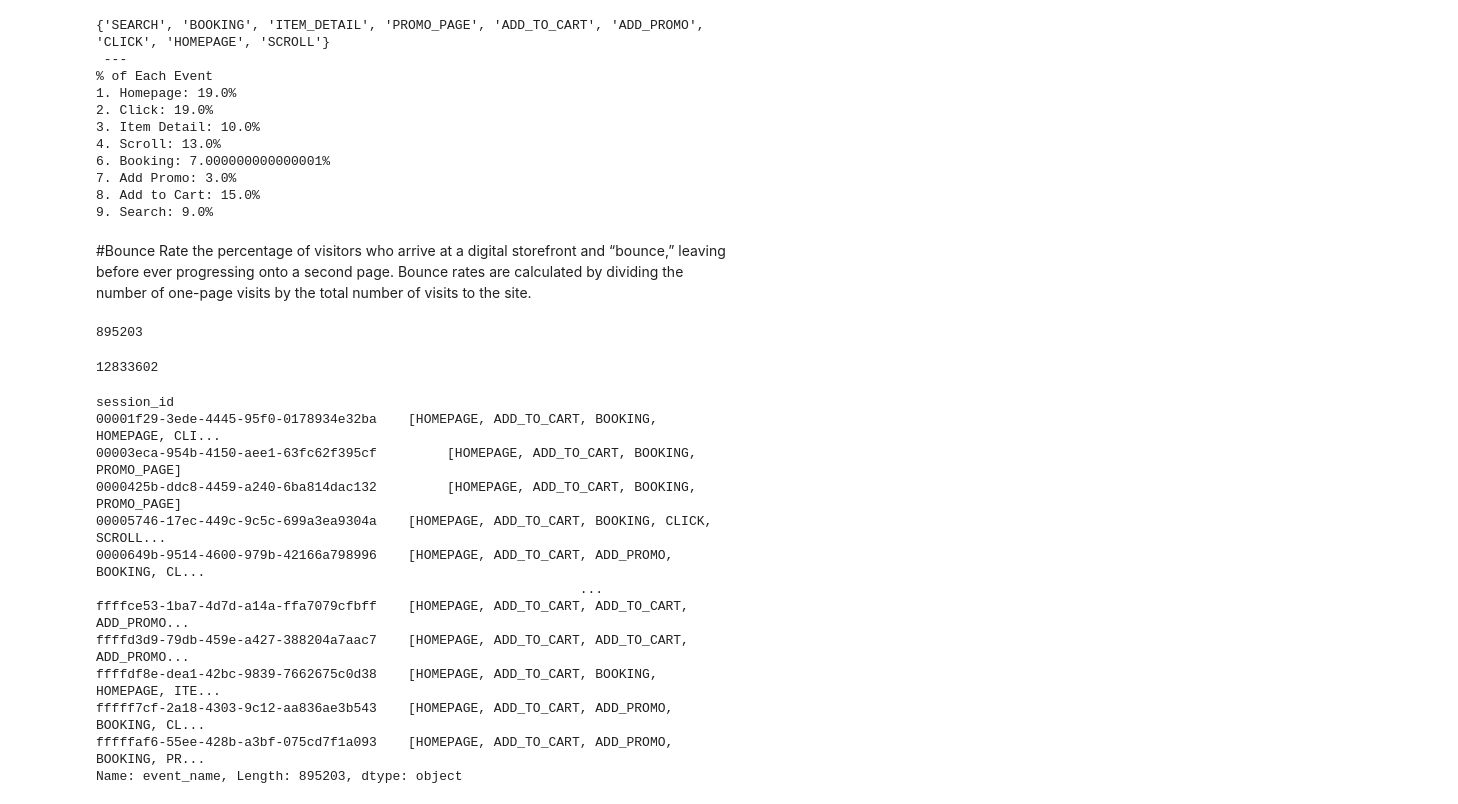
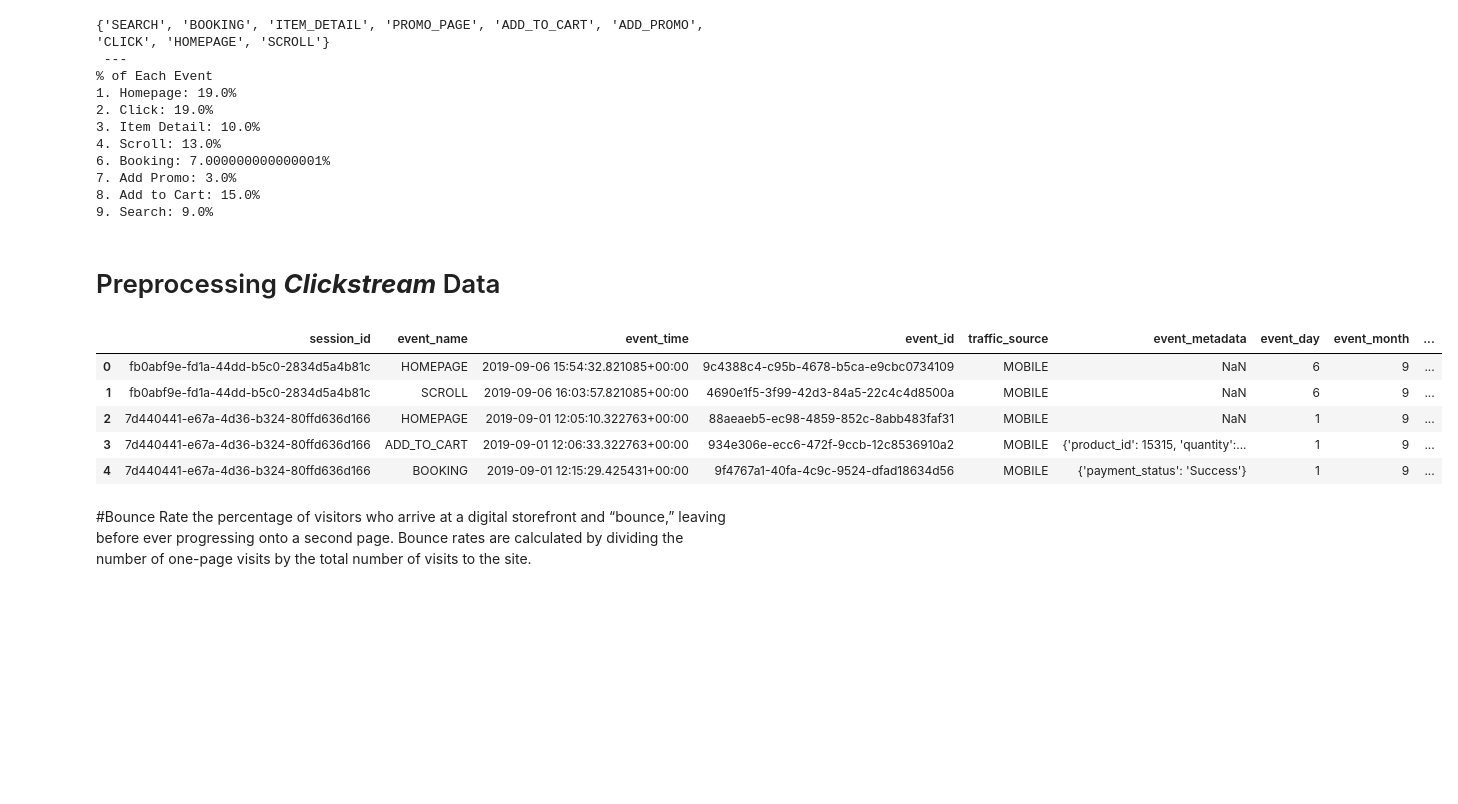
Before and after one commit to ganiosh92/DA-ecommerce-clickstream-analytics, a Jupyter notebook: clickstream_analysis.ipynb, the cells around one changed output. Saved outputs shown, nothing was run; the diff lists cells and outputs as text; code cells hidden in the pictures; blank space fills up the shorter version.

Commit message:
processed clickstream data and added bounce rate calculations

```diff
--- a/clickstream_analysis.ipynb
+++ b/clickstream_analysis.ipynb
@@ -152,14 +152,25 @@ print("9. Search: " + str(round(len(clickstream[clickstream['event_name'] == 'SE
 7. Add Promo: 3.0%
 8. Add to Cart: 15.0%
 9. Search: 9.0%
+# %% [markdown]
+# Preprocessing ***Clickstream*** Data
+# %%
+#PREPROCESSING
+#extract the mm/dd/yyyy from the date field
+clickstream['event_time'] = pd.to_datetime(clickstream['event_time'])
+clickstream['event_day'] = clickstream['event_time'].dt.day
+clickstream['event_month'] = clickstream['event_time'].dt.month
+clickstream['event_year'] = clickstream['event_time'].dt.year
+clickstream['unique_session_id'] = clickstream['session_id'] + clickstream['event_time'].dt.strftime('%Y-%m-%d')
+
+clickstream.head(5)
+# %% [output]
+|  | session_id | event_name | event_time | event_id | traffic_source | event_metadata | event_day | event_month | ... |
+| 0 | fb0abf9e-fd1a-44dd-b5c0-2834d5a4b81c | HOMEPAGE | 2019-09-06 15:54:32.821085+00:00 | 9c4388c4-c95b-4678-b5ca-e9cbc0734109 | MOBILE | NaN | 6 | 9 | ... |
+| 1 | fb0abf9e-fd1a-44dd-b5c0-2834d5a4b81c | SCROLL | 2019-09-06 16:03:57.821085+00:00 | 4690e1f5-3f99-42d3-84a5-22c4c4d8500a | MOBILE | NaN | 6 | 9 | ... |
+| 2 | 7d440441-e67a-4d36-b324-80ffd636d166 | HOMEPAGE | 2019-09-01 12:05:10.322763+00:00 | 88aeaeb5-ec98-4859-852c-8abb483faf31 | MOBILE | NaN | 1 | 9 | ... |
+| 3 | 7d440441-e67a-4d36-b324-80ffd636d166 | ADD_TO_CART | 2019-09-01 12:06:33.322763+00:00 | 934e306e-ecc6-472f-9ccb-12c8536910a2 | MOBILE | {'product_id': 15315, 'quantity':... | 1 | 9 | ... |
+| 4 | 7d440441-e67a-4d36-b324-80ffd636d166 | BOOKING | 2019-09-01 12:15:29.425431+00:00 | 9f4767a1-40fa-4c9c-9524-dfad18634d56 | MOBILE | {'payment_status': 'Success'} | 1 | 9 | ... |
 # %% [markdown]
 #Bounce Rate
 the percentage of visitors who arrive at a digital storefront and “bounce,” leaving before ever progressing onto a second page. Bounce rates are calculated by dividing the number of one-page visits by the total number of visits to the site.
-# %%
-len(set(clickstream.session_id))
-# %% [output]
-895203
-# %%
-len(clickstream[clickstream.session_id.isna() == False])
-# %% [output]
-12833602
@@ -168,16 +176,0 @@ clickstream2 = pd.DataFrame(clickstream.groupby('session_id')['event_name'].agg(
-# %%
-clickstream2['event_name']
-# %% [output]
-session_id
-00001f29-3ede-4445-95f0-0178934e32ba    [HOMEPAGE, ADD_TO_CART, BOOKING, HOMEPAGE, CLI...
-00003eca-954b-4150-aee1-63fc62f395cf         [HOMEPAGE, ADD_TO_CART, BOOKING, PROMO_PAGE]
-0000425b-ddc8-4459-a240-6ba814dac132         [HOMEPAGE, ADD_TO_CART, BOOKING, PROMO_PAGE]
-00005746-17ec-449c-9c5c-699a3ea9304a    [HOMEPAGE, ADD_TO_CART, BOOKING, CLICK, SCROLL...
-0000649b-9514-4600-979b-42166a798996    [HOMEPAGE, ADD_TO_CART, ADD_PROMO, BOOKING, CL...
-                                                              ...
-ffffce53-1ba7-4d7d-a14a-ffa7079cfbff    [HOMEPAGE, ADD_TO_CART, ADD_TO_CART, ADD_PROMO...
-ffffd3d9-79db-459e-a427-388204a7aac7    [HOMEPAGE, ADD_TO_CART, ADD_TO_CART, ADD_PROMO...
-ffffdf8e-dea1-42bc-9839-7662675c0d38    [HOMEPAGE, ADD_TO_CART, BOOKING, HOMEPAGE, ITE...
-fffff7cf-2a18-4303-9c12-aa836ae3b543    [HOMEPAGE, ADD_TO_CART, ADD_PROMO, BOOKING, CL...
-fffffaf6-55ee-428b-a3bf-075cd7f1a093    [HOMEPAGE, ADD_TO_CART, ADD_PROMO, BOOKING, PR...
-Name: event_name, Length: 895203, dtype: object
```
Also changed, not shown: parts of 8 cells of this notebook.
